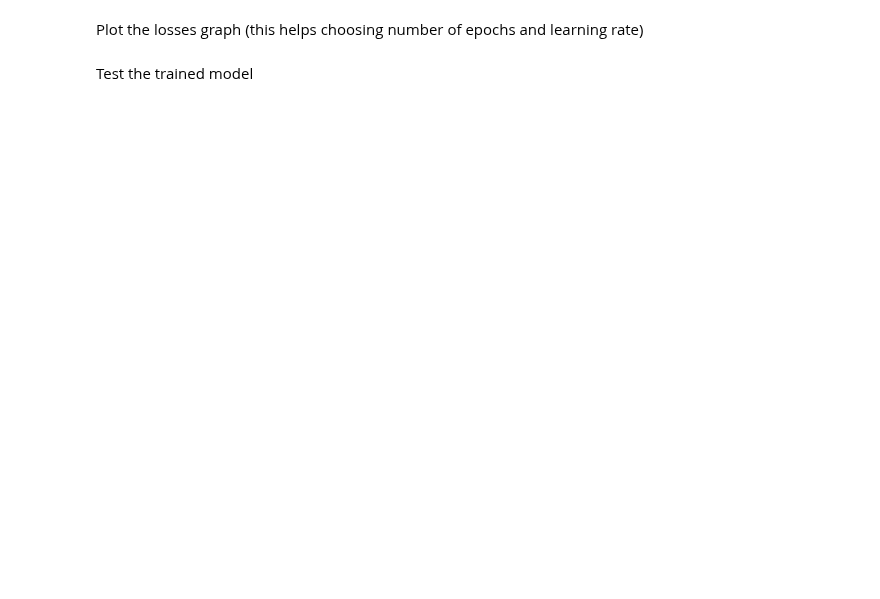
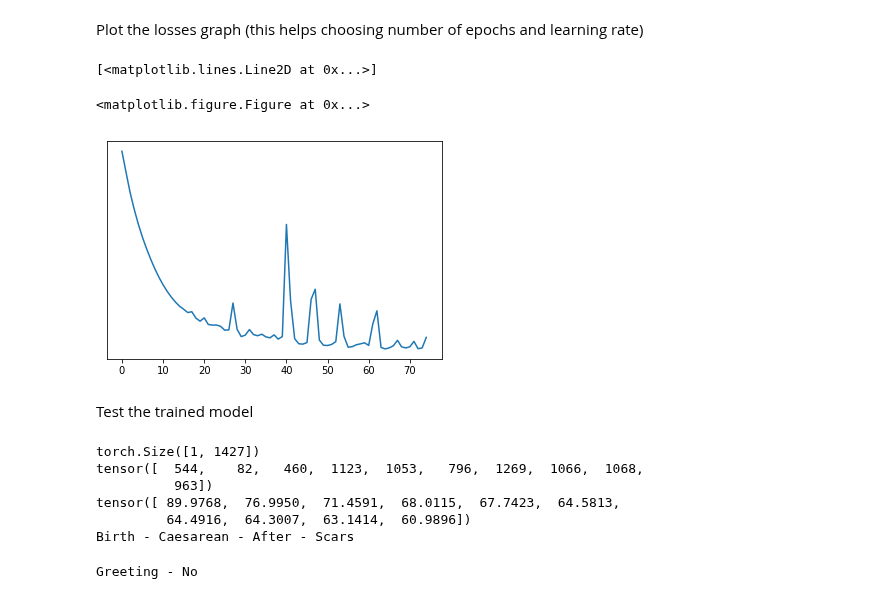
Before and after one commit to luungoc2005/nlp-test, a Jupyter notebook: text_classification/intents_train.ipynb, the cells around one changed output. Cells and saved outputs as stored; diff of their text form; code cells hidden in the pictures; blank space fills up the shorter version.

Commit message:
refactored BiLSTM & fasttext models

```diff
--- a/text_classification/intents_train.ipynb
+++ b/text_classification/intents_train.ipynb
@@ -71,13 +71,12 @@ training_data = [(item, y_train[idx]) for idx, item in enumerate(X_train)]
 
 losses, model = trainIters(training_data,
                            classes,
-                           n_iters=50,
+                           n_iters=200,
                            log_every=5,
                            verbose=1,
-                           learning_rate=1e-3,
+                           learning_rate=1e-2,
                            weight_decay=0,
                            batch_size=64)
-model.eval()
 # %% [output]
 Training started
 Loading and preprocessing dataset
@@ -89,24 +100,38 @@ Plot the losses graph (this helps choosing number of epochs and learning rate)
 # %%
 import matplotlib.pyplot as plt
 import matplotlib.ticker as ticker
+
+losses = [loss for loss in losses if loss < 1.2]
 
 plt.figure()
 fig, ax = plt.subplots()
 loc = ticker.MultipleLocator(base=5)
 ax.yaxis.set_major_locator(loc)
 plt.plot(losses)
+# %% [output]
+[<matplotlib.lines.Line2D at 0x...>]
+<matplotlib.figure.Figure at 0x...>
+[figure, added]
 # %% [markdown]
 Test the trained model
 # %%
 from text_classification.fast_text.predict import predict
 import torch.nn.functional as F
 
-TEST_SENTENCE = 'Good morning!'
+TEST_SENTENCE = 'can i wear tampons'
 
 with torch.no_grad():
+    model.eval()
     scores = model([TEST_SENTENCE])
-#     print(scores.size())
+    print(scores.size())
     topk_scores, topk_idx = torch.topk(scores, 10)
     print(topk_idx[0])
     print(topk_scores[0])
     print(classes[topk_idx[0,0].item()])
+# %% [output]
+torch.Size([1, 1427])
+tensor([  544,    82,   460,  1123,  1053,   796,  1269,  1066,  1068,
+          963])
+tensor([ 89.9768,  76.9950,  71.4591,  68.0115,  67.7423,  64.5813,
+         64.4916,  64.3007,  63.1414,  60.9896])
+Birth - Caesarean - After - Scars
@@ -112,0 +152,6 @@ with torch.no_grad():
+# %%
+with torch.no_grad():
+    model.eval()
+    print(classes[argmax(model(['sorry, no']))])
+# %% [output]
+Greeting - No
```
Also changed, not shown: parts of 3 cells of this notebook, 52 other files.
